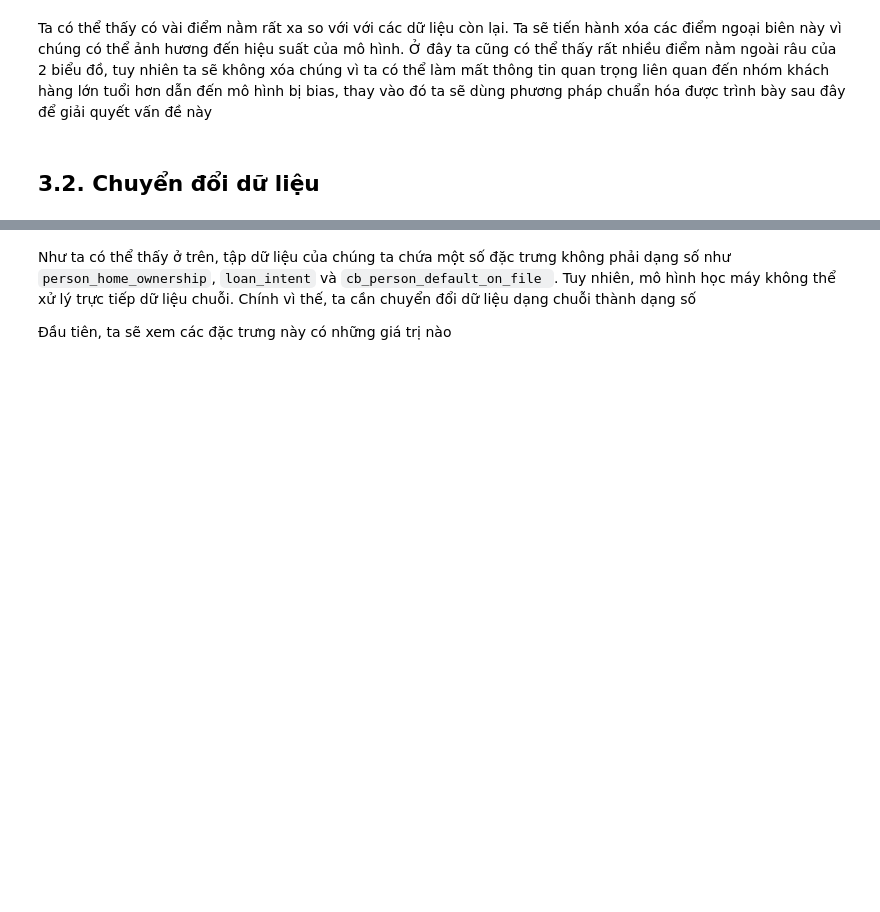
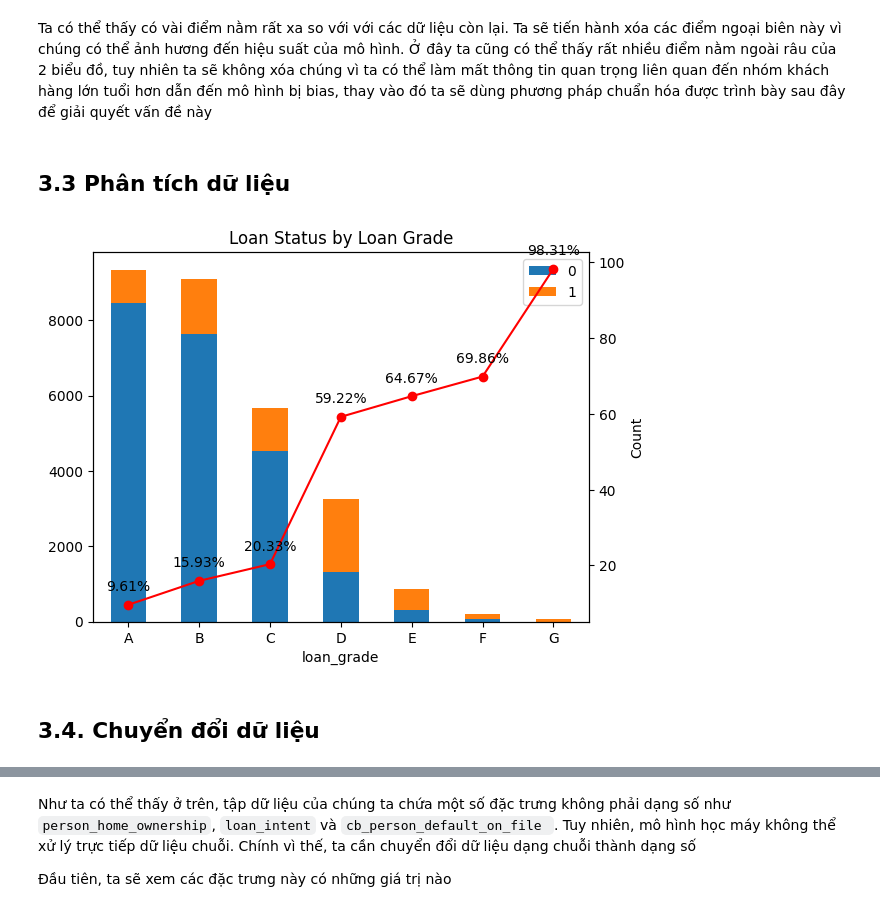
Before and after one commit to huynt119/Credit_Score_Prediction, a Jupyter notebook: main.ipynb, the cells around one changed output, grey strips where cells are left out. Saved outputs shown, nothing was run; the diff lists cells and outputs as text; code cells hidden in the pictures; blank space fills up the shorter version.

```diff
--- a/main.ipynb
+++ b/main.ipynb
@@ -158,5 +136,37 @@ Ta có thể thấy có vài điểm nằm rất xa so với với các dữ li
 # %%
 # Loại bỏ các giá trị ngoại biên
 df = df[(df['person_age'] < 80) & (df['person_emp_length'] < 60)]
+# %% [markdown]
+## 3.3 Phân tích dữ liệu
+# %%
+import matplotlib.pyplot as plt
+
+# Tạo bảng tần số chéo
+cross_tab = pd.crosstab(df['loan_grade'], df['loan_status'])
+
+# Tính toán phần trăm loan_status = 1
+percentage = cross_tab[1] * 100 / cross_tab.sum(axis=1)
+
+# Vẽ biểu đồ cột chồng
+ax = cross_tab.plot(kind='bar', stacked=True)
+
+# Di chuyển chú thích của biểu đồ cột chồng ra ngoài
+ax.legend(bbox_to_anchor=(1.05, 1), loc='upper right')
+
+# Vẽ biểu đồ đường thể hiện phần trăm loan_status = 1
+ax2 = percentage.plot(kind='line', color='red', secondary_y=True, marker='o')
+
+# Thêm chú thích cho biểu đồ đường
+for x, y in zip(range(len(percentage)), percentage):
+    label = "{:.2f}%".format(y)  # Thêm % vào chuỗi định dạng
+    plt.annotate(label, (x,y), textcoords="offset points", xytext=(0,10), ha='center')
+
+plt.title('Loan Status by Loan Grade')
+plt.xlabel('Loan Grade')
+plt.ylabel('Count')
+
+plt.show()
+# %% [output]
+[figure, added]
 # %% [markdown]
-## 3.2. Chuyển đổi dữ liệu
+## 3.4. Chuyển đổi dữ liệu
```
Also changed, not shown: parts of 8 cells of this notebook.
